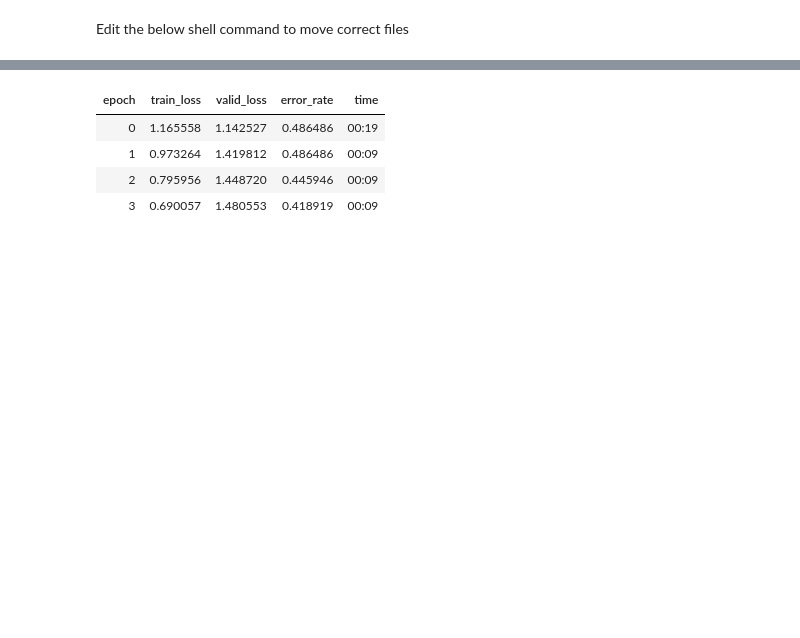
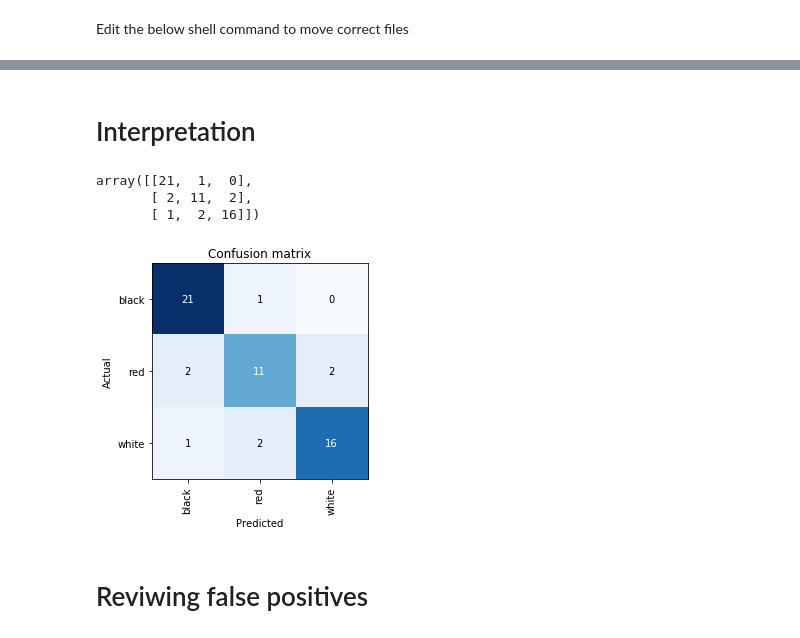
Before and after one commit to myke11j/fast-ai-deep-learning-course, a Jupyter notebook: Lesson_2_Image_classification_ipynb.ipynb, the cells around one changed output, grey strips where cells are left out. Saved outputs shown, nothing was run; the diff lists cells and outputs as text; code cells hidden in the pictures; blank space fills up the shorter version.

```diff
--- a/Lesson_2_Image_classification_ipynb.ipynb
+++ b/Lesson_2_Image_classification_ipynb.ipynb
@@ -135,8 +140,16 @@ Downloading: "https://download.pytorch.org/models/resnet50-19c8e357.pth" to /roo
-# %%
-learner2.fit_one_cycle(4)
-# %% [output]
-| epoch | train_loss | valid_loss | error_rate | time |
-| 0 | 1.165558 | 1.142527 | 0.486486 | 00:19 |
-| 1 | 0.973264 | 1.419812 | 0.486486 | 00:09 |
-| 2 | 0.795956 | 1.448720 | 0.445946 | 00:09 |
-| 3 | 0.690057 | 1.480553 | 0.418919 | 00:09 |
+# %% [markdown]
+# Interpretation
+# %%
+interp = ClassificationInterpretation.from_learner(learner_resnet34)
+# %%
+interp.confusion_matrix()
+# %% [output]
+array([[21,  1,  0],
+       [ 2, 11,  2],
+       [ 1,  2, 16]])
+# %%
+interp.plot_confusion_matrix()
+# %% [output]
+[figure, added]
+# %% [markdown]
+# Reviwing false positives
```
Also changed, not shown: parts of 31 cells of this notebook.
